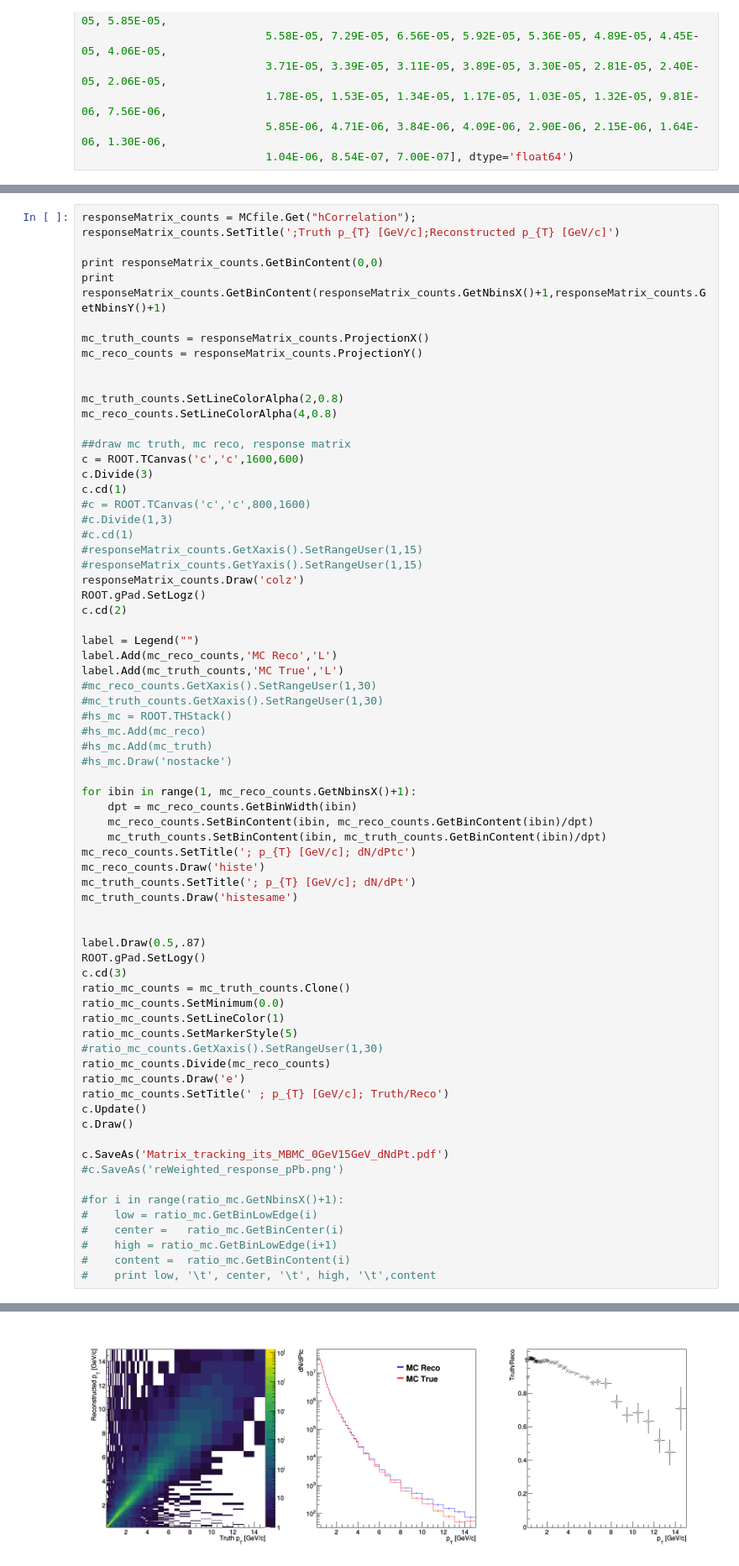
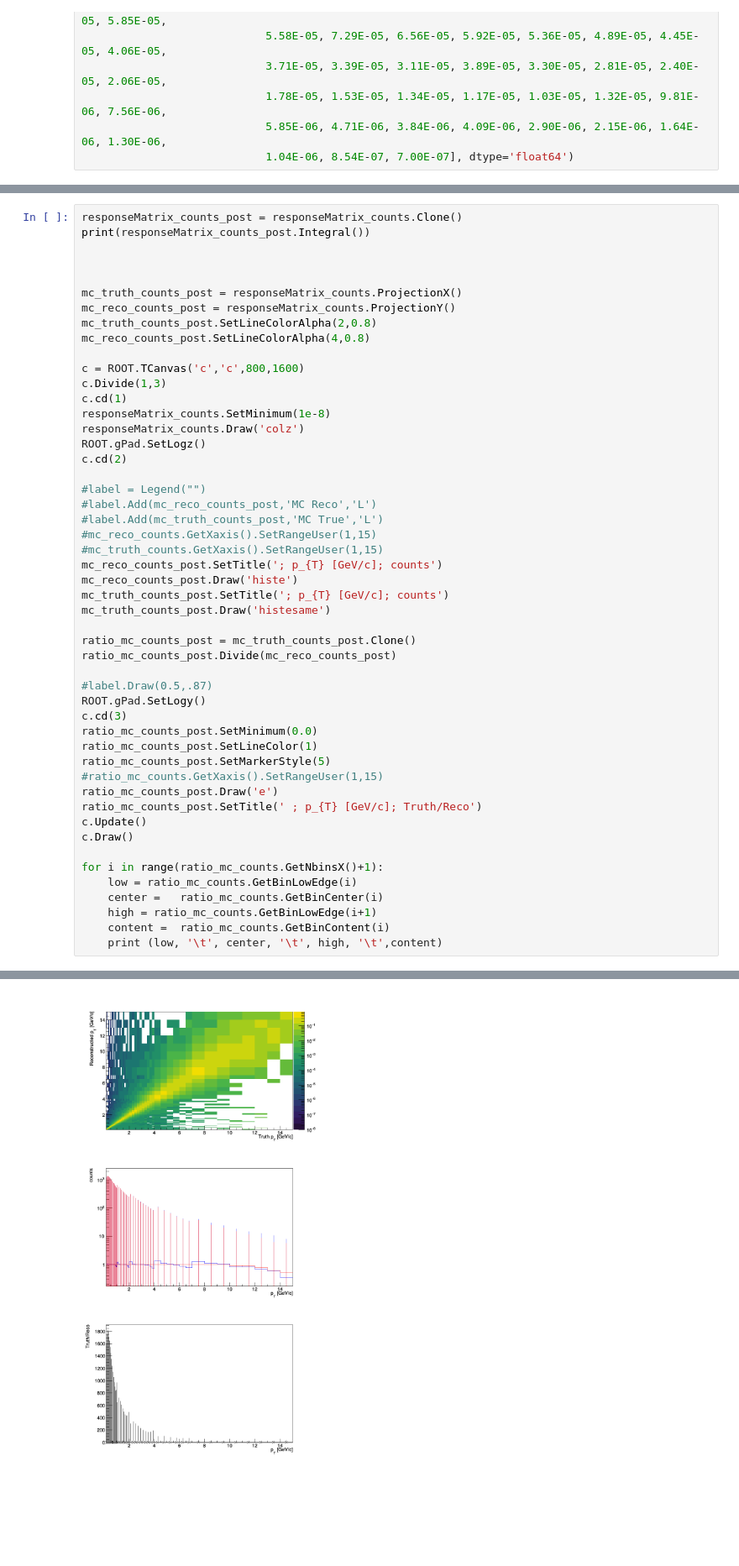
Before and after one commit to dhruvdixit/CorrelationAnalysis, a Jupyter notebook: NtupleAnalysis/InputData/Unfolding_pPb_counts.ipynb, the cells around one changed output, grey strips where cells are left out. Shown at 84% size. Saved outputs shown, nothing was run; the diff lists cells and outputs as text; blank space fills up the shorter version.

```diff
--- a/NtupleAnalysis/InputData/Unfolding_pPb_counts.ipynb
+++ b/NtupleAnalysis/InputData/Unfolding_pPb_counts.ipynb
@@ -182,71 +426,51 @@ Warning in <TCanvas::Constructor>: Deleting canvas with same name: c
 # %%
-responseMatrix_counts = MCfile.Get("hCorrelation");
-responseMatrix_counts.SetTitle(';Truth p_{T} [GeV/c];Reconstructed p_{T} [GeV/c]')
-
-print responseMatrix_counts.GetBinContent(0,0)
-print responseMatrix_counts.GetBinContent(responseMatrix_counts.GetNbinsX()+1,responseMatrix_counts.GetNbinsY()+1)
-
-mc_truth_counts = responseMatrix_counts.ProjectionX()
-mc_reco_counts = responseMatrix_counts.ProjectionY()
+responseMatrix_counts_post = responseMatrix_counts.Clone()
+print(responseMatrix_counts_post.Integral())
 
 
-mc_truth_counts.SetLineColorAlpha(2,0.8)
-mc_reco_counts.SetLineColorAlpha(4,0.8)
 
-##draw mc truth, mc reco, response matrix
-c = ROOT.TCanvas('c','c',1600,600)
-c.Divide(3)
+mc_truth_counts_post = responseMatrix_counts.ProjectionX()
+mc_reco_counts_post = responseMatrix_counts.ProjectionY()
+mc_truth_counts_post.SetLineColorAlpha(2,0.8)
+mc_reco_counts_post.SetLineColorAlpha(4,0.8)
+
+c = ROOT.TCanvas('c','c',800,1600)
+c.Divide(1,3)
 c.cd(1)
-#c = ROOT.TCanvas('c','c',800,1600)
-#c.Divide(1,3)
-#c.cd(1)
-#responseMatrix_counts.GetXaxis().SetRangeUser(1,15)
-#responseMatrix_counts.GetYaxis().SetRangeUser(1,15)
+responseMatrix_counts.SetMinimum(1e-8)
 responseMatrix_counts.Draw('colz')
 ROOT.gPad.SetLogz()
 c.cd(2)
 
-label = Legend("")
-label.Add(mc_reco_counts,'MC Reco','L')
-label.Add(mc_truth_counts,'MC True','L')
-#mc_reco_counts.GetXaxis().SetRangeUser(1,30)
-#mc_truth_counts.GetXaxis().SetRangeUser(1,30)
-#hs_mc = ROOT.THStack()
-#hs_mc.Add(mc_reco)
-#hs_mc.Add(mc_truth)
-#hs_mc.Draw('nostacke')
+#label = Legend("")
+#label.Add(mc_reco_counts_post,'MC Reco','L')
+#label.Add(mc_truth_counts_post,'MC True','L')
+#mc_reco_counts.GetXaxis().SetRangeUser(1,15)
+#mc_truth_counts.GetXaxis().SetRangeUser(1,15)
+mc_reco_counts_post.SetTitle('; p_{T} [GeV/c]; counts')
+mc_reco_counts_post.Draw('histe')
+mc_truth_counts_post.SetTitle('; p_{T} [GeV/c]; counts')
+mc_truth_counts_post.Draw('histesame')
 
-for ibin in range(1, mc_reco_counts.GetNbinsX()+1):
-    dpt = mc_reco_counts.GetBinWidth(ibin)
-    mc_reco_counts.SetBinContent(ibin, mc_reco_counts.GetBinContent(ibin)/dpt)
-    mc_truth_counts.SetBinContent(ibin, mc_truth_counts.GetBinContent(ibin)/dpt)
-mc_reco_counts.SetTitle('; p_{T} [GeV/c]; dN/dPtc')
-mc_reco_counts.Draw('histe')
-mc_truth_counts.SetTitle('; p_{T} [GeV/c]; dN/dPt')
-mc_truth_counts.Draw('histesame')
+ratio_mc_counts_post = mc_truth_counts_post.Clone()
+ratio_mc_counts_post.Divide(mc_reco_counts_post)
 
-
-label.Draw(0.5,.87)
+#label.Draw(0.5,.87)
 ROOT.gPad.SetLogy()
 c.cd(3)
-ratio_mc_counts = mc_truth_counts.Clone()
-ratio_mc_counts.SetMinimum(0.0)
-ratio_mc_counts.SetLineColor(1)
-ratio_mc_counts.SetMarkerStyle(5)
-#ratio_mc_counts.GetXaxis().SetRangeUser(1,30)
-ratio_mc_counts.Divide(mc_reco_counts)
-ratio_mc_counts.Draw('e')
-ratio_mc_counts.SetTitle(' ; p_{T} [GeV/c]; Truth/Reco')
+ratio_mc_counts_post.SetMinimum(0.0)
+ratio_mc_counts_post.SetLineColor(1)
+ratio_mc_counts_post.SetMarkerStyle(5)
+#ratio_mc_counts.GetXaxis().SetRangeUser(1,15)
+ratio_mc_counts_post.Draw('e')
+ratio_mc_counts_post.SetTitle(' ; p_{T} [GeV/c]; Truth/Reco')
 c.Update()
 c.Draw()
 
-c.SaveAs('Matrix_tracking_its_MBMC_0GeV15GeV_dNdPt.pdf')
-#c.SaveAs('reWeighted_response_pPb.png')
-
-#for i in range(ratio_mc.GetNbinsX()+1):
-#    low = ratio_mc.GetBinLowEdge(i)
-#    center =   ratio_mc.GetBinCenter(i)
-#    high = ratio_mc.GetBinLowEdge(i+1)
-#    content =  ratio_mc.GetBinContent(i)
-#    print low, '\t', center, '\t', high, '\t',content
+for i in range(ratio_mc_counts.GetNbinsX()+1):
+    low = ratio_mc_counts.GetBinLowEdge(i)
+    center =   ratio_mc_counts.GetBinCenter(i)
+    high = ratio_mc_counts.GetBinLowEdge(i+1)
+    content =  ratio_mc_counts.GetBinContent(i)
+    print (low, '\t', center, '\t', high, '\t',content)
 # %% [output]
@@ -257 +495 @@ Info in <TCanvas::Print>: pdf file Matrix_tracking_its_MBMC_0GeV15GeV_dNdPt.pdf
-[figure, old version]
+[figure, new version]
```
Also changed, not shown: parts of 39 cells of this notebook, 7 other files.
